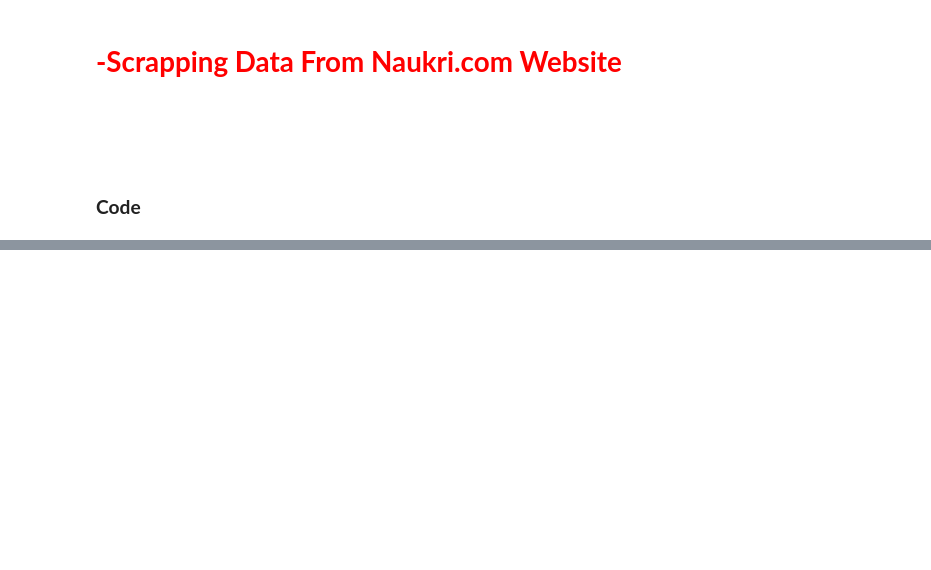
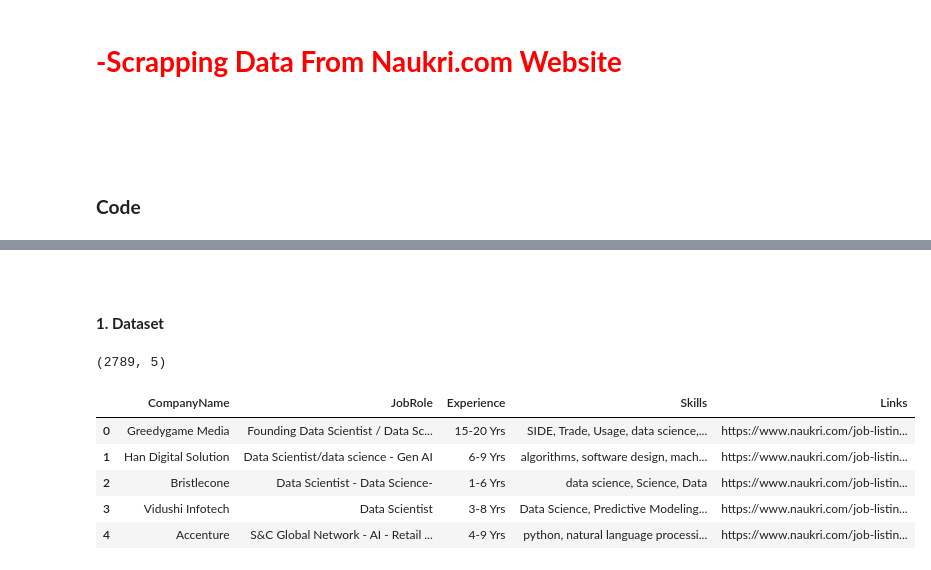
Before and after one commit to Umer2900/SkillFit-AI, a Jupyter notebook: Main/Web_Scrapping/WebScrapping.ipynb, the cells around one changed output, grey strips where cells are left out. Cells and saved outputs as stored; diff of their text form; code cells hidden in the pictures; blank space fills up the shorter version.

```diff
--- a/Main/Web_Scrapping/WebScrapping.ipynb
+++ b/Main/Web_Scrapping/WebScrapping.ipynb
@@ -177,0 +184,18 @@ Initial DataFrame:
+# %% [markdown]
+<br>
+
+#### **1. Dataset**
+# %%
+jobs_df = pd.read_csv("job_descriptions.csv")
+jobs_df.shape
+# %% [output]
+(2789, 5)
+# %%
+jobs_df.head()
+# %% [output]
+|  | CompanyName | JobRole | Experience | Skills | Links |
+| 0 | Greedygame Media | Founding Data Scientist / Data Sc... | 15-20 Yrs | SIDE, Trade, Usage, data science,... | https://www.naukri.com/job-listin... |
+| 1 | Han Digital Solution | Data Scientist/data science - Gen AI | 6-9 Yrs | algorithms, software design, mach... | https://www.naukri.com/job-listin... |
+| 2 | Bristlecone | Data Scientist - Data Science- | 1-6 Yrs | data science, Science, Data | https://www.naukri.com/job-listin... |
+| 3 | Vidushi Infotech | Data Scientist | 3-8 Yrs | Data Science, Predictive Modeling... | https://www.naukri.com/job-listin... |
+| 4 | Accenture | S&C Global Network - AI - Retail ... | 4-9 Yrs | python, natural language processi... | https://www.naukri.com/job-listin... |
```
Also changed, not shown: parts of 27 cells of this notebook, 5 other files.
